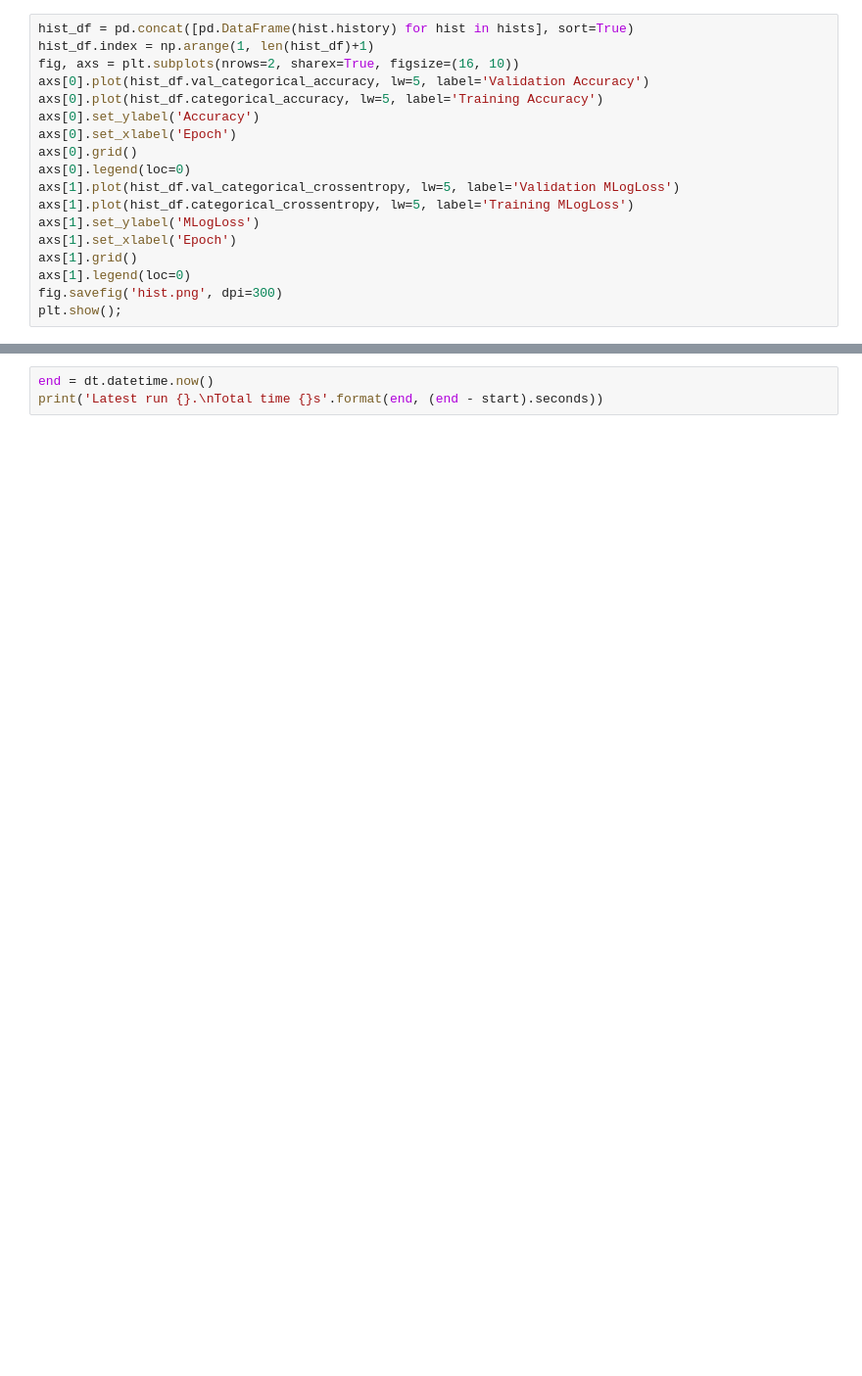
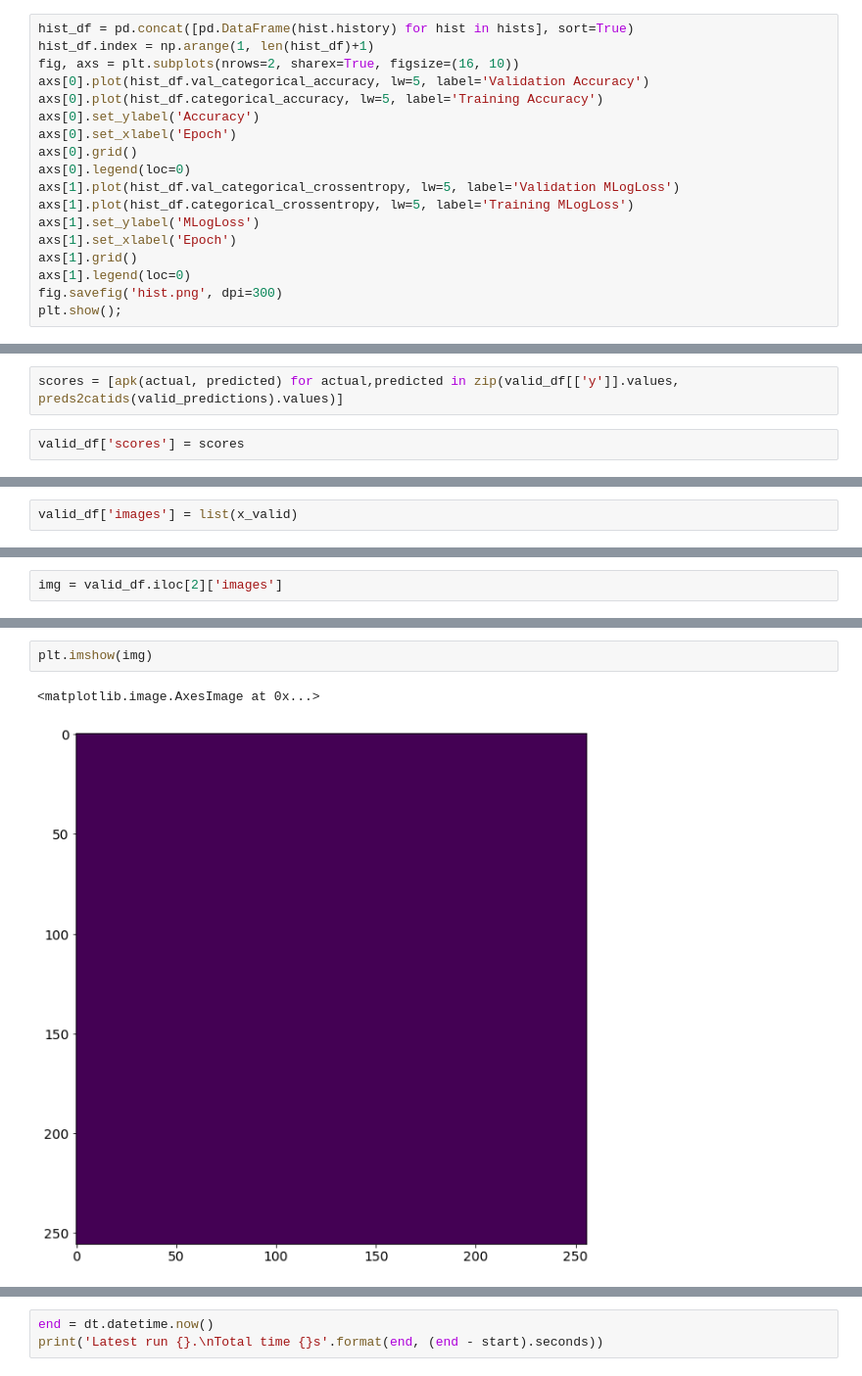
Before and after one commit to jhell96/doodle-kaggle, a Jupyter notebook: notebooks/kernel.ipynb, the cells around one changed output, grey strips where cells are left out. Shown: that part at 98% size. Cells and saved outputs as stored; diff of their text form; blank space fills up the shorter version.

```diff
--- a/notebooks/kernel.ipynb
+++ b/notebooks/kernel.ipynb
@@ -281,0 +268,4 @@ print('Test array memory {:.2f} GB'.format(x_test.nbytes / 1024.**3 ))
+# %%
+scores = [apk(actual, predicted) for actual,predicted in zip(valid_df[['y']].values, preds2catids(valid_predictions).values)]
+# %%
+valid_df['scores'] = scores
@@ -281,0 +278,2 @@ print('Test array memory {:.2f} GB'.format(x_test.nbytes / 1024.**3 ))
+# %%
+valid_df['images'] = list(x_valid)
@@ -281,0 +289,2 @@ print('Test array memory {:.2f} GB'.format(x_test.nbytes / 1024.**3 ))
+# %%
+img = valid_df.iloc[2]['images']
@@ -281,0 +311,5 @@ print('Test array memory {:.2f} GB'.format(x_test.nbytes / 1024.**3 ))
+# %%
+plt.imshow(img)
+# %% [output]
+<matplotlib.image.AxesImage at 0x...>
+[figure, added]
```
Also changed, not shown: parts of 22 cells of this notebook.
